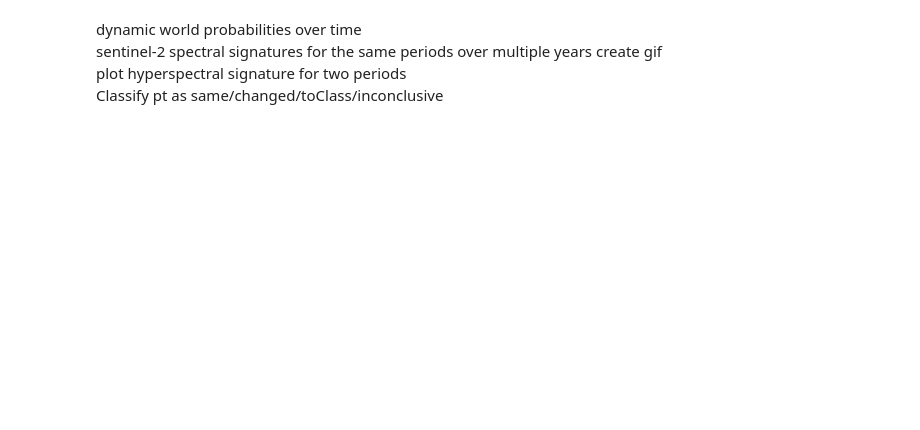
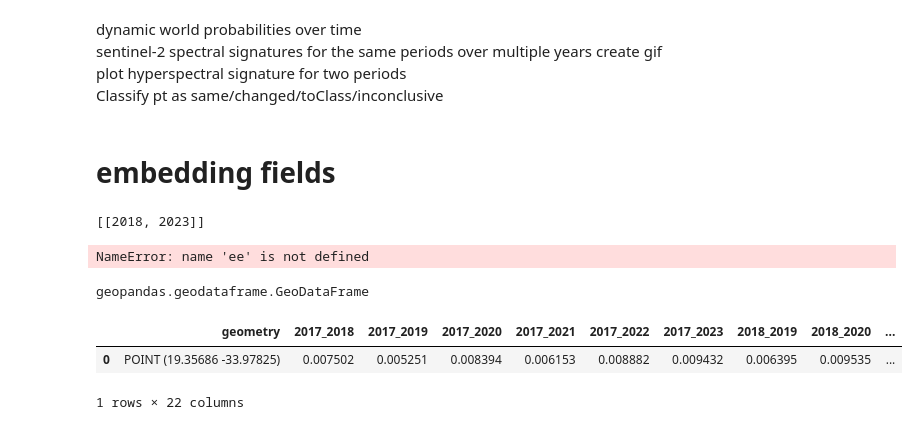
Before and after one commit to Geethen/hypinvalimap, a Jupyter notebook: code/Labelling_tools.ipynb, the cells around one changed output. Cells and saved outputs as stored; diff of their text form; code cells hidden in the pictures; blank space fills up the shorter version.

Commit message:
added change vectors and updated tools NB

```diff
--- a/code/Labelling_tools.ipynb
+++ b/code/Labelling_tools.ipynb
@@ -327,3 +570,5 @@ pts_gdf.crs = 'EPSG:4326'
 
 display(type(pts_gdf))
 pts_gdf.head()
+# %% [markdown]
+# embedding fields
@@ -329,0 +665,72 @@ pts_gdf.head()
+# %%
+import itertools
+
+years = list(range(2017, 2024))  # Generates [2018, 2019, 2020, 2021, 2022, 2023]
+year_pairs = [list(pair) for pair in itertools.combinations(years, 2)]
+year_pairs = [[2018, 2023]]
+
+print(year_pairs)
+# %% [output]
+[[2018, 2023]]
+# %%
+from tqdm.auto import tqdm
+
+efmV2 = ee.ImageCollection('projects/mldp-partners/assets/preview/efm_v2_preview')
+
+# for a point, compute change vectors between all possible year combinations
+def embeddingByYear(year):
+    return efmV2\
+        .filterDate(ee.Date.fromYMD(year,1,1), ee.Date.fromYMD(year,1,1).advance(1, 'year'))\
+        .mosaic().pow(2).reduce(ee.Reducer.sum()).sqrt()
+
+def dotProduct(year1, year2):
+    #Calculate the dot product.
+    dot = embeddingByYear(year1)\
+    .multiply(embeddingByYear(year2))\
+    .reduce(ee.Reducer.sum())\
+    .multiply(-1)\
+    .add(1)
+    period = ee.String(year2).cat('_').cat(ee.String(year1))
+    return dot.selfMask().rename(period)
+
+# extract data
+def extractData(point, scale):
+
+    changeBands = ee.ImageCollection(ee.List(year_pairs).map(lambda yearList: dotProduct(ee.List(yearList).getNumber(1),
+                                                                ee.List(yearList).getNumber(0)))).toBands()\
+                                                                    .regexpRename('^[^_]*_', '') #remove all up to and including first underscore
+    mean = changeBands.reduceRegion(
+            reducer=ee.Reducer.mean(),
+            geometry=point,
+            scale=scale
+        )
+
+    return ee.Feature(point).set(mean)
+
+eeprint(extractData(point, 30))
+# %% [output]
+NameError: name 'ee' is not defined
+# %%
+# extract values at points
+pts = ee.FeatureCollection('projects/ee-geethensingh/assets/aliens_sep2018').filter(ee.Filter.eq('fid',238))
+
+output = pts.map(lambda ft: extractData(ft.geometry(), 30))
+# output = extractData(pts.geometry(), 30)
+
+# convert to geopandas dataframe
+pts_gdf = ee.data.computeFeatures({
+    'expression': ee.FeatureCollection(output),
+    'fileFormat': 'GEOPANDAS_GEODATAFRAME'
+})
+
+# Need to set the CRS.
+# Make sure it matches the CRS of FeatureCollection geometries.
+pts_gdf.crs = 'EPSG:4326'
+
+display(type(pts_gdf))
+pts_gdf.head()
+# %% [output]
+geopandas.geodataframe.GeoDataFrame
+|  | geometry | 2017_2018 | 2017_2019 | 2017_2020 | 2017_2021 | 2017_2022 | 2017_2023 | 2018_2019 | 2018_2020 | ... |
+| 0 | POINT (19.35686 -33.97825) | 0.007502 | 0.005251 | 0.008394 | 0.006153 | 0.008882 | 0.009432 | 0.006395 | 0.009535 | ... |
+1 rows × 22 columns
```
Also changed, not shown: parts of 8 cells of this notebook, 5 other files.
